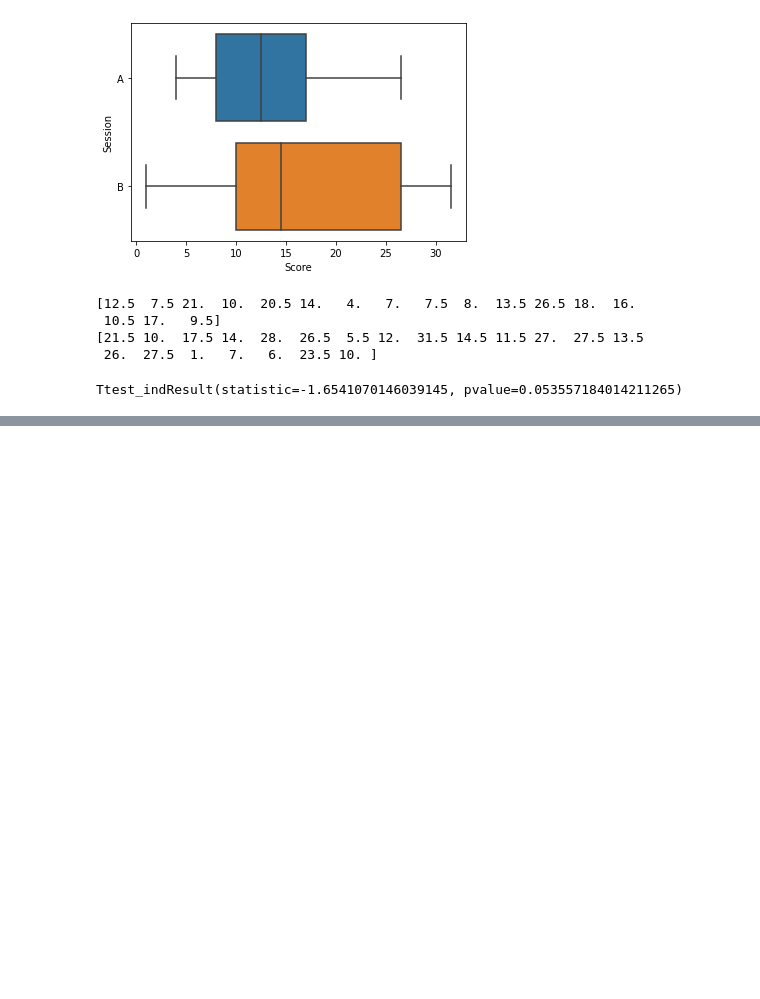
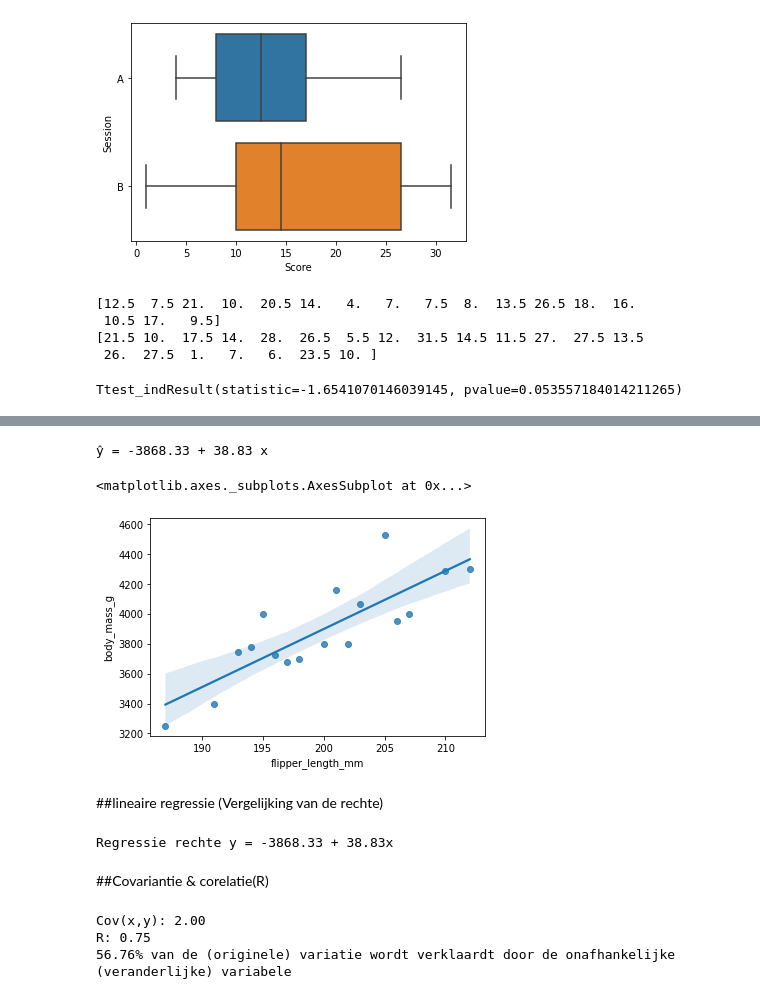
Before and after one commit to arnauddormaels/Data-Science-and-AI, a Jupyter notebook: Solution Labs/Cheat-sheet.ipynb, the cells around one changed output, grey strips where cells are left out. Drawn from its saved outputs; the diff is of its cells as text; code cells hidden in the pictures; blank space fills up the shorter version.

```diff
--- a/Solution Labs/Cheat-sheet.ipynb
+++ b/Solution Labs/Cheat-sheet.ipynb
@@ -1320,0 +1326,5 @@ Ttest_indResult(statistic=-1.6541070146039145, pvalue=0.053557184014211265)
+# %%
+penguins = sns.load_dataset('penguins') # Load the Palmer Penguins demo dataset
+male_chinstrap = penguins[(penguins['species'] == 'Chinstrap') & (penguins['sex'] == 'Male')]
+male_chinstrap = male_chinstrap.groupby('flipper_length_mm')['body_mass_g'].mean().reset_index()
+male_chinstrap.head()
@@ -1320,0 +1343,15 @@ Ttest_indResult(statistic=-1.6541070146039145, pvalue=0.053557184014211265)
+# %%
+beta1 = sum(xx * yy) / sum(xx ** 2)
+beta0 = my - beta1 * mx
+
+# Regression line equation
+print(f"ŷ = {beta0:.2f} + {beta1:.2f} x")
+# %% [output]
+ŷ = -3868.33 + 38.83 x
+# %%
+sns.regplot(x=male_chinstrap.flipper_length_mm, y=male_chinstrap.body_mass_g)
+# %% [output]
+<matplotlib.axes._subplots.AxesSubplot at 0x...>
+[figure, added]
+# %% [markdown]
+##lineaire regressie (Vergelijking van de rechte)
@@ -1320,0 +1366,7 @@ Ttest_indResult(statistic=-1.6541070146039145, pvalue=0.053557184014211265)
+# %%
+weight_model = LinearRegression().fit(male_chinstrap_x, male_chinstrap_y)                   #geeft de optimale rechte voor de waargenomen waarden
+print("Regressie rechte y = %.2f + %.2fx"%(weight_model.intercept_, weight_model.coef_[0]))
+# %% [output]
+Regressie rechte y = -3868.33 + 38.83x
+# %% [markdown]
+##Covariantie & corelatie(R)
@@ -1320,0 +1376,19 @@ Ttest_indResult(statistic=-1.6541070146039145, pvalue=0.053557184014211265)
+# %%
+mx= families.x.mean()
+my= families.y.mean()
+
+cov = sum((families.x - mx) * (families.y - my)) / (len(families.x) -1)            #cov > 0 relatie verterkt
+print("Cov(x,y): %.2f"%cov)                                                        #cov < 0 relatie verzwakt
+                                                                                   #cov = 1 er is geen relatie
+#corelatie(R) berekenen
+R = cov / (families.x.std() * families.y.std())                                    #Pearson's coefficient
+#R = np.corrcoef(families.x, families.y)[0,1]
+print("R: %.2f" % R)
+
+
+R2 =R**2                                                                           #R²
+print("%.2f%% van de (originele) variatie wordt verklaardt door de onafhankelijke (veranderlijke) variabele" %(R2*100) )
+# %% [output]
+Cov(x,y): 2.00
+R: 0.75
+56.76% van de (originele) variatie wordt verklaardt door de onafhankelijke (veranderlijke) variabele
```
Also changed, not shown: parts of 24 cells of this notebook.
